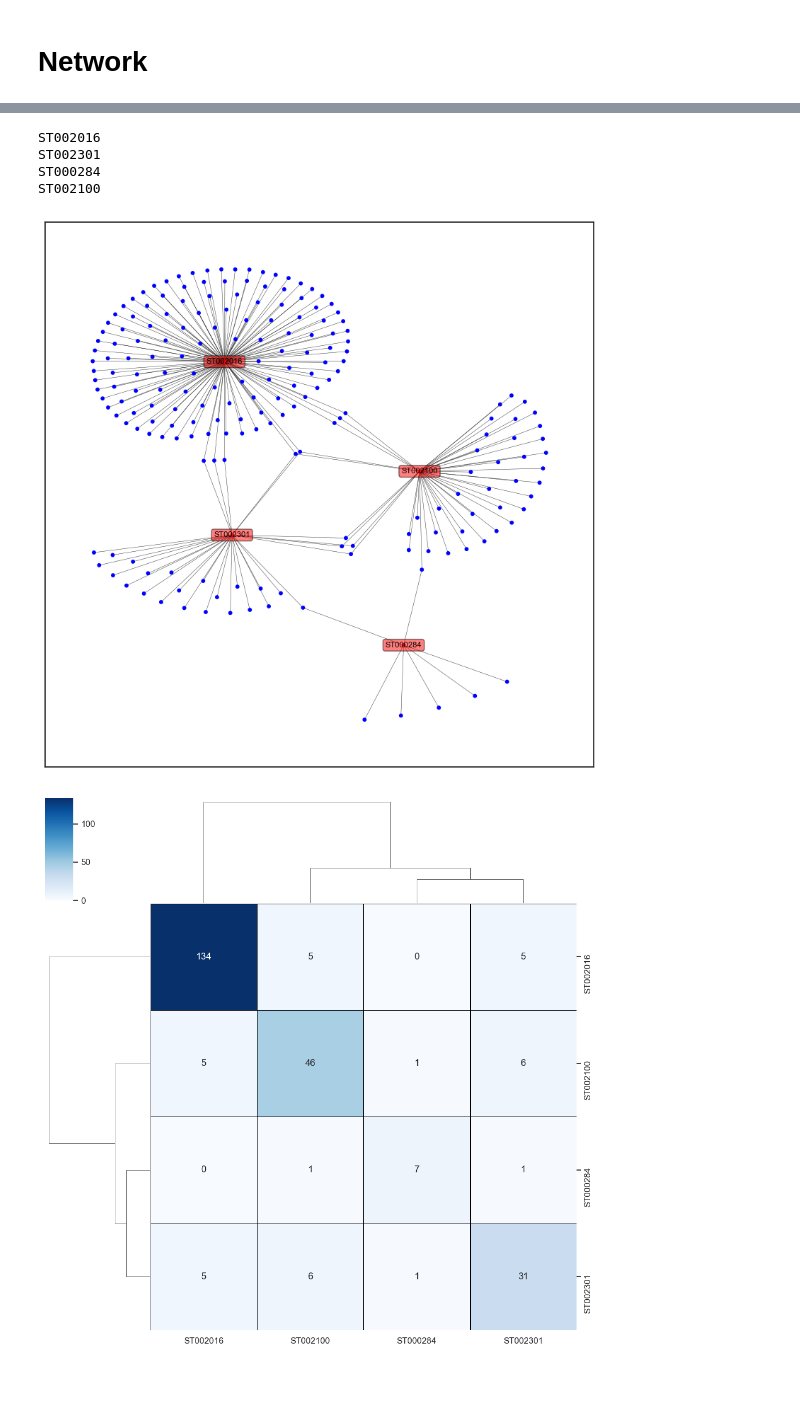
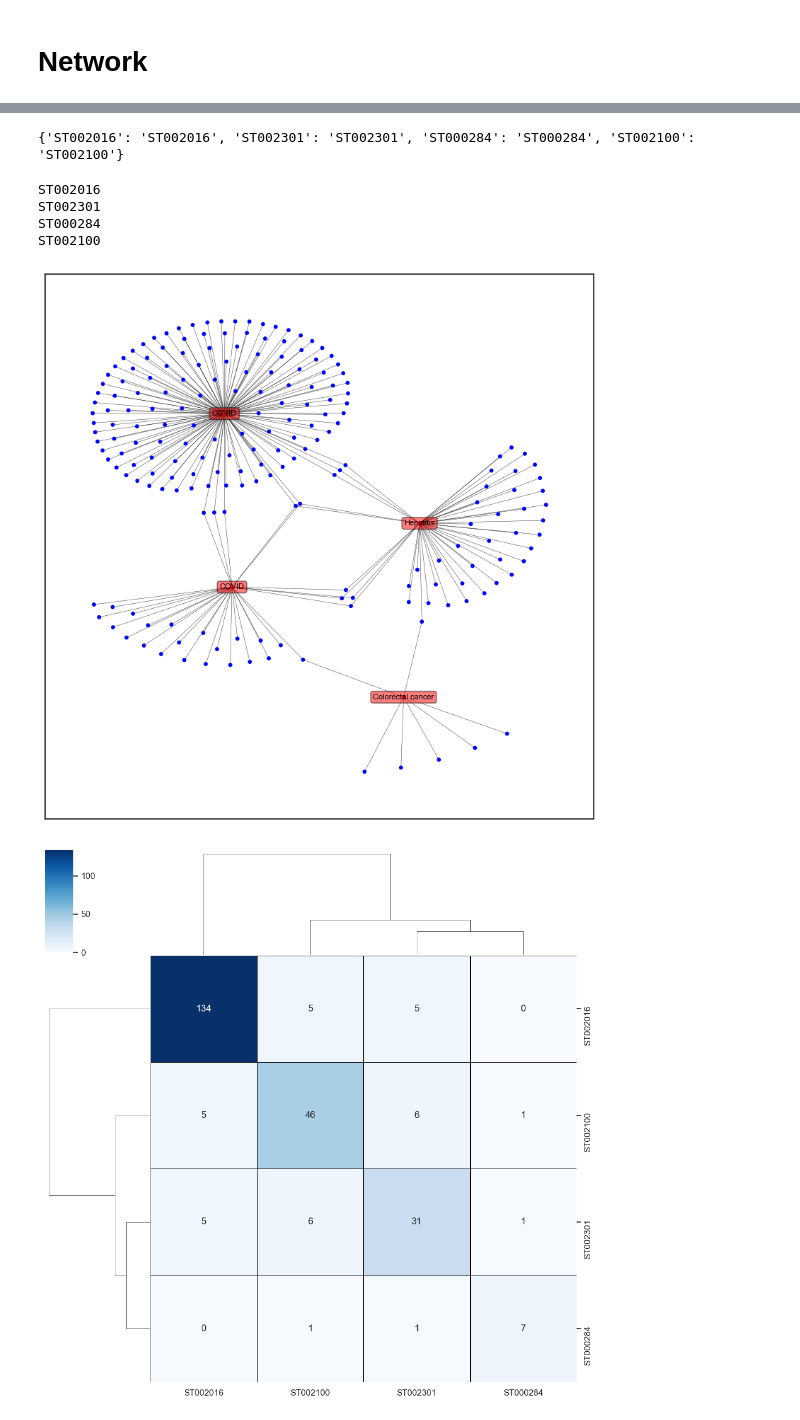
Before and after one commit to cwieder/MetHDN, a Jupyter notebook: Workbench_integration/process_studies.ipynb, the cells around one changed output, grey strips where cells are left out. Cells and saved outputs as stored; diff of their text form; code cells hidden in the pictures; blank space fills up the shorter version.

```diff
--- a/Workbench_integration/process_studies.ipynb
+++ b/Workbench_integration/process_studies.ipynb
@@ -618,6 +656,7 @@ ST000974.plot_qc()
 
 ST002100 = WorkbenchDataset(
     study_id='ST002100',
+    name='Hepatitis',
     # filepath='AN002826_updated.csv',
     md_filter={'Control': 'Treatment:Healthy', 'Case': 'Treatment:Acute hepatitis'})
 # %% [output]
@@ -631,5 +723,7 @@ ST002100.plot_qc()
 # %% [markdown]
 # Network
+# %%
+studies = [ST002016, ST002301, ST001933, ST000899, ST000284, ST002100]
 # %%
 def get_bipartite(studies):
     B = nx.Graph()
@@ -643,7 +737,7 @@ def get_bipartite(studies):
     nx.is_connected(B)
     return B, bottom_nodes, top_nodes
 # %%
-for i in [ST002016, ST002301, ST001736, ST001933]:
+for i in [ST002016, ST002301, ST001933, ST000899, ST000284, ST002100]:
     print(i.node_name, len(i.DA_metabolites))
 # %% [output]
 ST002016 134
@@ -671,3 +767,9 @@ plt.show()
+# %%
+print(labels)
+# %% [output]
+{'ST002016': 'ST002016', 'ST002301': 'ST002301', 'ST000284': 'ST000284', 'ST002100': 'ST002100'}
+# %%
+study_labels = dict(zip([i.node_name for i in studies], [i.name for i in studies]))
 # %%
 
 # force directed layout
@@ -677,35 +779,35 @@ labels = {}
 for node in covid_bpt:
     if node in covid_bottom_nodes:
         print(node)
         color_map.append('red')
-        labels[node] = node
+        labels[node] = study_labels[node]
     else:
         color_map.append('blue')
         # labels[node] = ''
 
 
 plt.figure(3,figsize=(10 ,10))
 nx.draw_networkx(
     covid_bpt,
     pos = pos,
     font_size=6,
     width = 0.3,
     with_labels=False,
     node_size=10,
     node_color=color_map
     ) # Or whatever other display options you like
 nx.draw_networkx_labels(covid_bpt, pos, labels,
                         bbox = dict(facecolor = "red", alpha=0.5, edgecolor='black', boxstyle='round,pad=0.3'),
                         font_size=8,
                         font_color='black')
 
 plt.show()
 # %% [output]
 ST002016
 ST002301
 ST000284
 ST002100
-[figure, old version]
+[figure, new version]
 # %%
 biadj_mat = nx.bipartite.biadjacency_matrix(covid_bpt, row_order=covid_bottom_nodes, column_order=covid_top_nodes).toarray()
 
```
Also changed, not shown: parts of 45 cells of this notebook.
